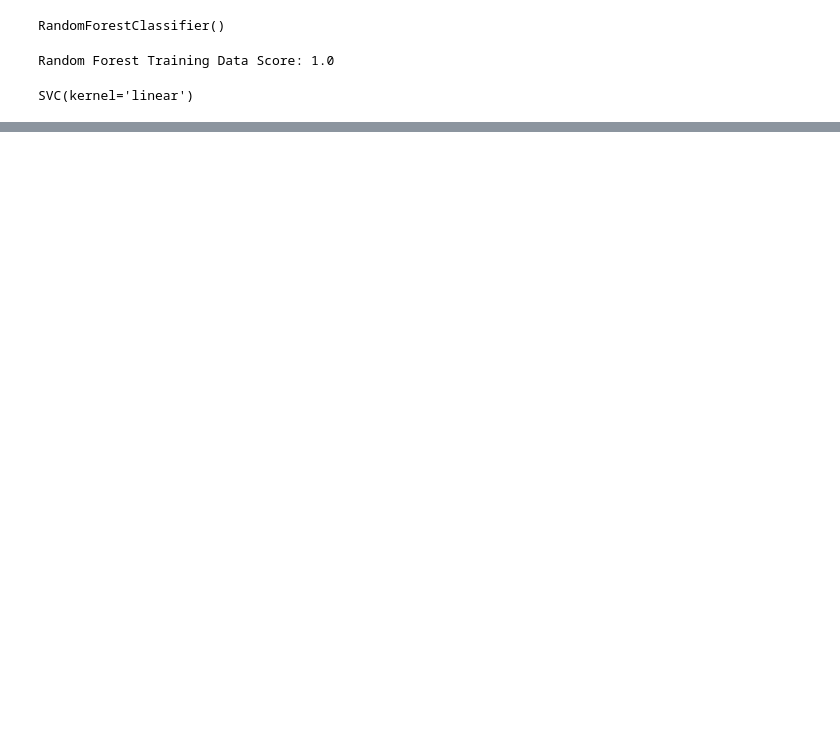
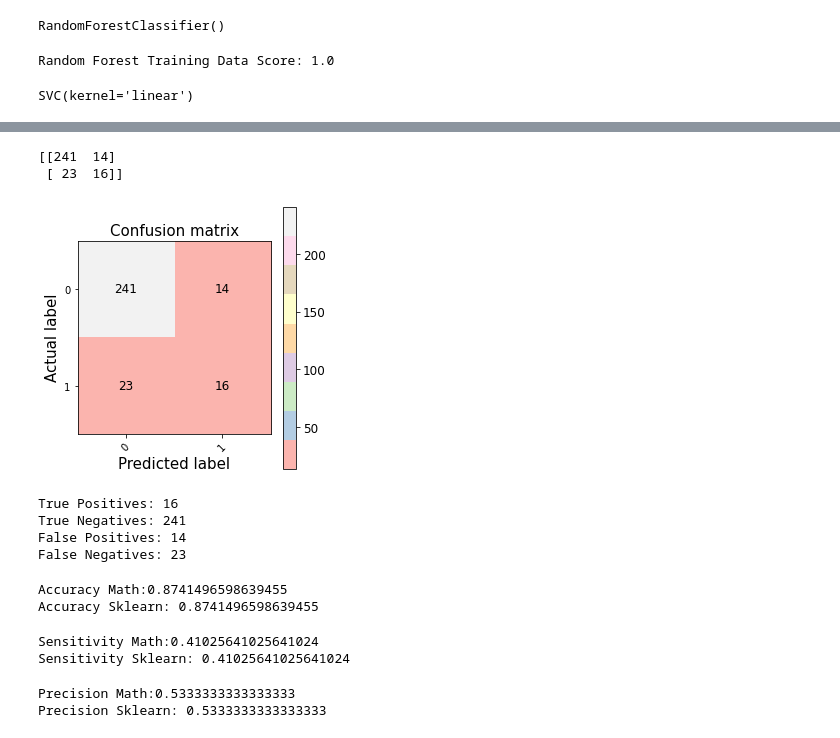
Before and after one commit to SanabuW/attrition_ML, a Jupyter notebook: prediction_model3.ipynb, the cells around one changed output, grey strips where cells are left out. Drawn from its saved outputs; the diff is of its cells as text; code cells hidden in the pictures; blank space fills up the shorter version.

Commit message:
adding functional model3

```diff
--- a/prediction_model3.ipynb
+++ b/prediction_model3.ipynb
@@ -161,6 +148,6 @@ def pipeline_transformer(data):
 # %%
 ##from raw data to processed data in 2 steps
 preprocessed_df = preprocess_cat_columns(data)
-prepared_data = pipeline_transformer(preprocessed_df)
+prepared_data = pipeline_transformer(data)
 prepared_data
 # %% [output]
@@ -277,3 +251,7 @@ grid_search = GridSearchCV(forest_clf, param_grid, verbose=0)
+# %%
+criterion = ['gini', 'entropy']
+param_grid = {'C': [1, 5, 10], 'gamma': [0.0001, 0.001, 0.01]}
+grid_search = GridSearchCV(svc_model, param_grid, verbose=0)
 # %%
 grid_search.fit(prepared_data, data_labels)
 # %% [output]
@@ -344,0 +313,28 @@ ValueError: X has 71 features, but DecisionTreeClassifier is expecting 51 featur
+# %%
+# Create confusion matrix
+from sklearn.metrics import confusion_matrix
+
+cm = confusion_matrix(y_test, predictions)
+print(cm)
+# %% [output]
+[[241  14]
+ [ 23  16]]
+# %%
+plt.figure(figsize=(4,4))
+plt.imshow(cm, interpolation='nearest', cmap='Pastel1')
+plt.title('Confusion matrix', size = 15)
+plt.colorbar()
+tick_marks = np.arange(2)
+plt.xticks(tick_marks, ["0", "1"], rotation=45, size = 10)
+plt.yticks(tick_marks, ["0", "1"], size = 10)
+plt.tight_layout()
+plt.ylabel('Actual label', size = 15)
+plt.xlabel('Predicted label', size = 15)
+width, height = cm.shape
+for x in range(width):
+ for y in range(height):
+  plt.annotate(str(cm[x][y]), xy=(y, x),
+  horizontalalignment='center',
+  verticalalignment='center')
+# %% [output]
+[figure, added]
@@ -344,0 +347,10 @@ ValueError: X has 71 features, but DecisionTreeClassifier is expecting 51 featur
+# %%
+ print("True Positives: " + str(tp))
+print("True Negatives: " + str(tn))
+print("False Positives: " + str(fp))
+print("False Negatives: " + str(fn))
+# %% [output]
+True Positives: 16
+True Negatives: 241
+False Positives: 14
+False Negatives: 23
@@ -344,0 +359,31 @@ ValueError: X has 71 features, but DecisionTreeClassifier is expecting 51 featur
+# %%
+# Classification Accuracy: Overall, how often is the classifier correct?
+
+print("Accuracy Math:" + str((tp + tn) / float(tp + tn + fp + fn)))
+
+accuracy = accuracy_score(y_test, predictions)
+print("Accuracy Sklearn: " + str(accuracy))
+# %% [output]
+Accuracy Math:0.8741496598639455
+Accuracy Sklearn: 0.8741496598639455
+# %%
+# Classification Sensitivity: When the actual value is positive, how often is the prediction correct?
+
+print("Sensitivity Math:" + str(tp / float(fn + tp)))
+
+recall = recall_score([1 if x == "Yes" else 0 for x in y_test],
+                            [1 if x == "Yes" else 0 for x in predictions])
+print("Sensitivity Sklearn: " + str(recall))
+# %% [output]
+Sensitivity Math:0.41025641025641024
+Sensitivity Sklearn: 0.41025641025641024
+# %%
+# Classification Precision: When a positive value is predicted, how often is the prediction correct?
+print("Precision Math:" + str(tp / float(tp + fp)))
+
+precision = precision_score([1 if x == "Yes" else 0 for x in y_test],
+                            [1 if x == "Yes" else 0 for x in predictions])
+print("Precision Sklearn: " + str(precision))
+# %% [output]
+Precision Math:0.5333333333333333
+Precision Sklearn: 0.5333333333333333
```
Also changed, not shown: parts of 26 cells of this notebook.
